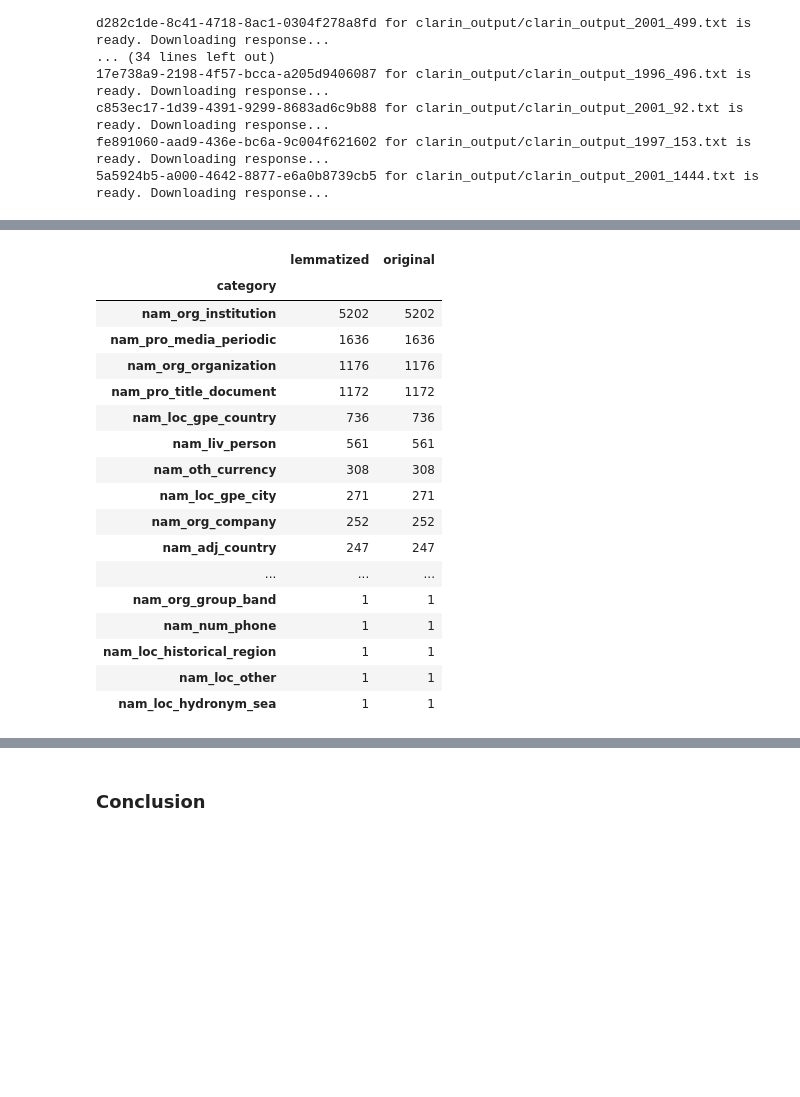
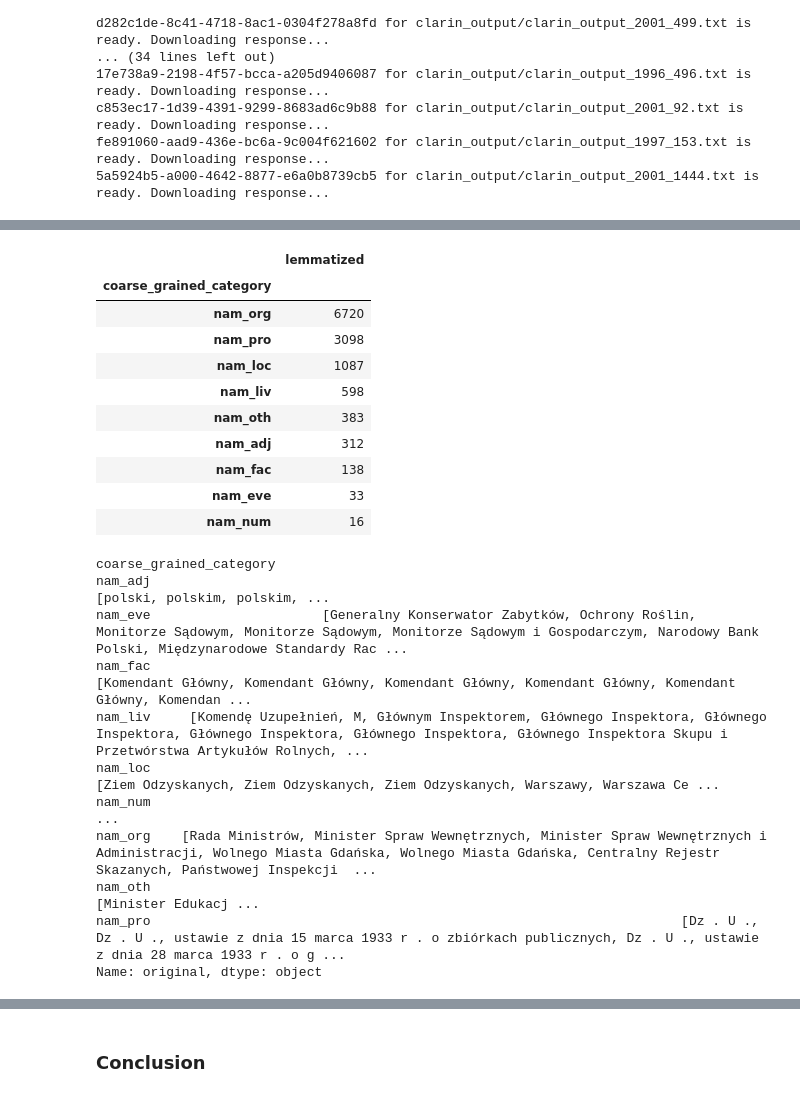
Before and after one commit to arkadiuss/nlp, a Jupyter notebook: 8_ner/8_named_entity_recognition.ipynb, the cells around one changed output, grey strips where cells are left out. Saved outputs shown, nothing was run; the diff lists cells and outputs as text; code cells hidden in the pictures; blank space fills up the shorter version.

```diff
--- a/8_ner/8_named_entity_recognition.ipynb
+++ b/8_ner/8_named_entity_recognition.ipynb
@@ -226,22 +210,32 @@ NER_entities[NER_entities.category == "nam_pro_media_periodic"]
+# %%
+NER_entities["coarse_grained_category"] = NER_entities["category"].apply(lambda x: f"{x.split('_')[0]}_{x.split('_')[1]}")
 # %%
-NER_entities.groupby("category").count().sort_values(["lemmatized"], ascending=[0])
+NER_entities.groupby("coarse_grained_category").agg({"lemmatized": "count"}).sort_values(["lemmatized"], ascending=[0])
 # %% [output]
-|  | lemmatized | original |
-| category |  |  |
-| nam_org_institution | 5202 | 5202 |
-| nam_pro_media_periodic | 1636 | 1636 |
-| nam_org_organization | 1176 | 1176 |
-| nam_pro_title_document | 1172 | 1172 |
-| nam_loc_gpe_country | 736 | 736 |
-| nam_liv_person | 561 | 561 |
-| nam_oth_currency | 308 | 308 |
-| nam_loc_gpe_city | 271 | 271 |
-| nam_org_company | 252 | 252 |
-| nam_adj_country | 247 | 247 |
-| ... | ... | ... |
-| nam_org_group_band | 1 | 1 |
-| nam_num_phone | 1 | 1 |
-| nam_loc_historical_region | 1 | 1 |
-| nam_loc_other | 1 | 1 |
-| nam_loc_hydronym_sea | 1 | 1 |
+|  | lemmatized |
+| coarse_grained_category |  |
+| nam_org | 6720 |
+| nam_pro | 3098 |
+| nam_loc | 1087 |
+| nam_liv | 598 |
+| nam_oth | 383 |
+| nam_adj | 312 |
+| nam_fac | 138 |
+| nam_eve | 33 |
+| nam_num | 16 |
+# %%
+pd.set_option('display.max_colwidth', None)
+NER_entities.groupby("coarse_grained_category")["original"].apply(lambda x: list(x)[:10])
+# %% [output]
+coarse_grained_category
+nam_adj                                                                                                                                                                       [polski, polskim, polskim, ...
+nam_eve                      [Generalny Konserwator Zabytków, Ochrony Roślin, Monitorze Sądowym, Monitorze Sądowym, Monitorze Sądowym i Gospodarczym, Narodowy Bank Polski, Międzynarodowe Standardy Rac ...
+nam_fac                                                                                              [Komendant Główny, Komendant Główny, Komendant Główny, Komendant Główny, Komendant Główny, Komendan ...
+nam_liv     [Komendę Uzupełnień, M, Głównym Inspektorem, Głównego Inspektora, Głównego Inspektora, Głównego Inspektora, Głównego Inspektora, Głównego Inspektora Skupu i Przetwórstwa Artykułów Rolnych, ...
+nam_loc                                                                                                                     [Ziem Odzyskanych, Ziem Odzyskanych, Ziem Odzyskanych, Warszawy, Warszawa Ce ...
+nam_num                                                                                                                                                                                                  ...
+nam_org    [Rada Ministrów, Minister Spraw Wewnętrznych, Minister Spraw Wewnętrznych i Administracji, Wolnego Miasta Gdańska, Wolnego Miasta Gdańska, Centralny Rejestr Skazanych, Państwowej Inspekcji  ...
+nam_oth                                                                                                                                                                                [Minister Edukacj ...
+nam_pro                                                                    [Dz . U ., Dz . U ., ustawie z dnia 15 marca 1933 r . o zbiórkach publicznych, Dz . U ., ustawie z dnia 28 marca 1933 r . o g ...
+Name: original, dtype: object
 # %%
```
Also changed, not shown: parts of 2 cells of this notebook, 1 other file.
